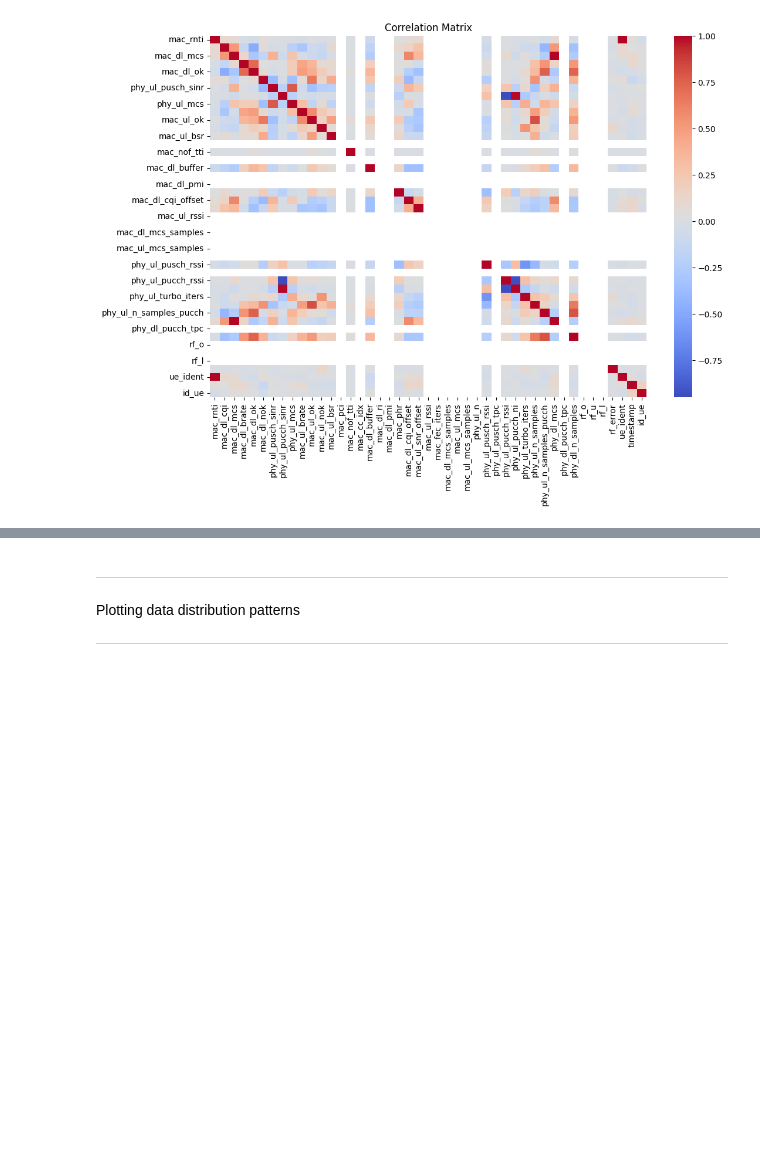
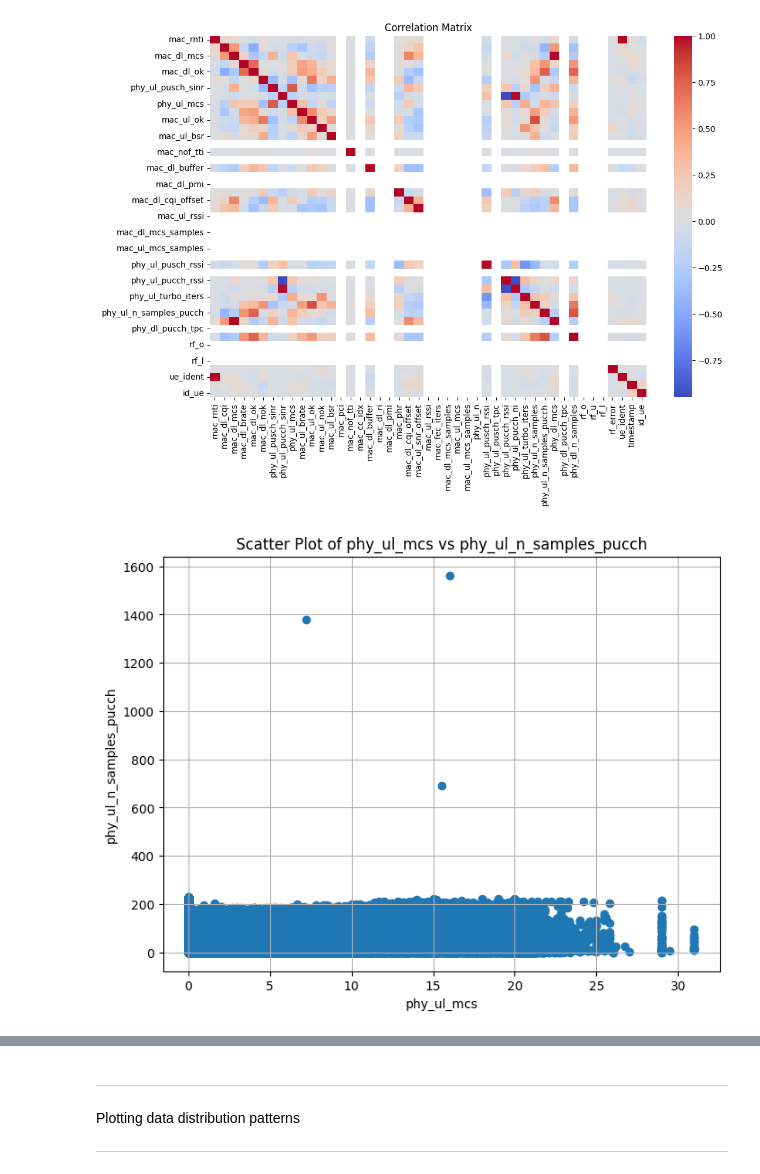
Before and after one commit to saish-res-phd/RANPerformanceAI, a Jupyter notebook: RAN_performance_measurement_data_analysis.ipynb, the cells around one changed output, grey strips where cells are left out. Drawn from its saved outputs; the diff is of its cells as text; code cells hidden in the pictures; blank space fills up the shorter version.

```diff
--- a/RAN_performance_measurement_data_analysis.ipynb
+++ b/RAN_performance_measurement_data_analysis.ipynb
@@ -42,3 +42,12 @@ Mounted at /content/drive
 | 3175138 | 3485 | 9 | 6 | 48800 | 1 | 0 | 7.760087 | ... |
 | 3175139 | 3510 | 8 | 12 | 6488 | 1 | 0 | 31.227198 | ... |
 3175140 rows × 47 columns
+# %%
+# prompt: convert 'timestamp' which is unix epoch time in microseconds to actual correct time:you can make use of import time; time.strftime("%a, %d %b %Y %H:%M:%S:%MS", time.localtime(epoch)) Replace time.localtime with time.gmtime for GMT time. Or using datetime: import datetime; datetime.datetime.utcfromtimestamp(epoch).replace(tzinfo=datetime.timezone.utc)
+
+import time
+import datetime
+
+# Assuming 'timestamp' column is in microseconds
+RANperfdf['timestamp'] = RANperfdf['timestamp'].apply(lambda x: datetime.datetime.utcfromtimestamp(x/1000000).replace(tzinfo=datetime.timezone.utc))
+RANperfdf
@@ -149,3 +172,15 @@ plt.title("Correlation Matrix")
 plt.show()
 # %% [output]
 [figure]
+# %%
+
+# Scatter plot for phy_ul_mcs vs phy_ul_n_samples_pucch
+plt.figure(figsize=(8, 6))
+plt.scatter(RANperfdf['phy_ul_mcs'], RANperfdf['phy_ul_n_samples_pucch'])
+plt.xlabel('phy_ul_mcs')
+plt.ylabel('phy_ul_n_samples_pucch')
+plt.title('Scatter Plot of phy_ul_mcs vs phy_ul_n_samples_pucch')
+plt.grid(True)
+plt.show()
+# %% [output]
+[figure, added]
```
Also changed, not shown: parts of 5 cells of this notebook.
